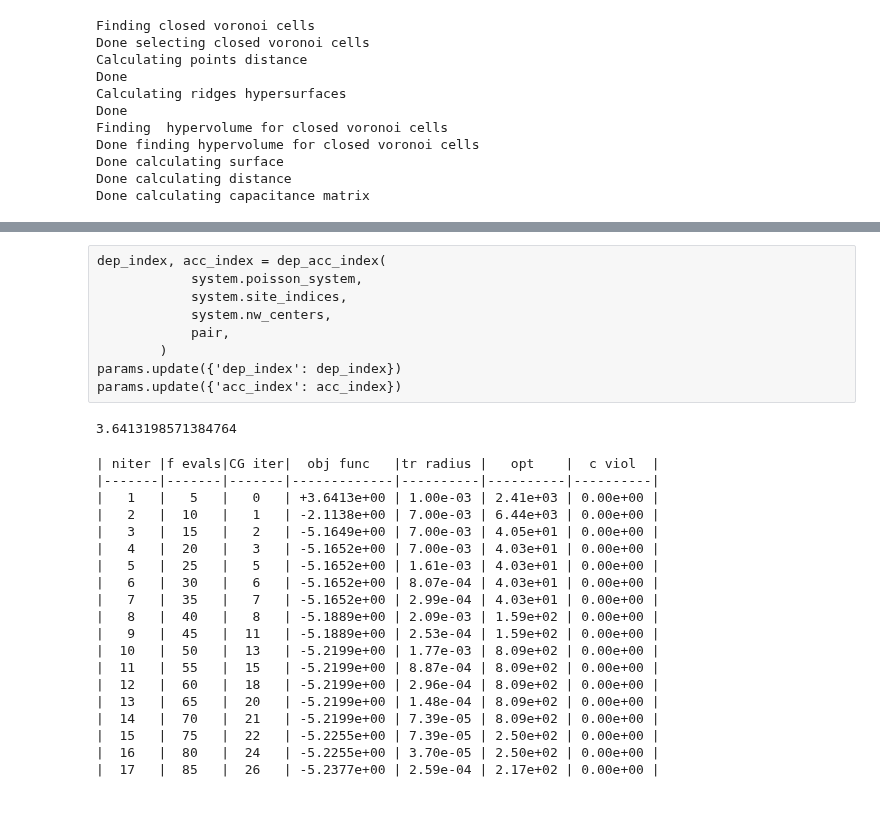
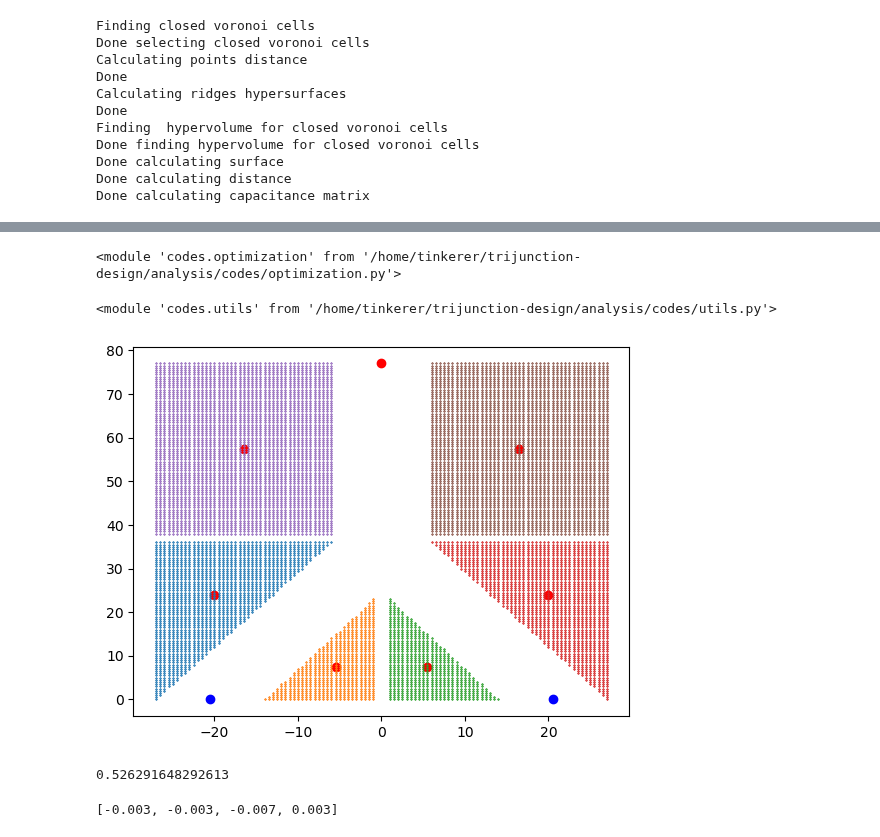
Before and after one commit to Satin21/Trijunction, a Jupyter notebook: analysis/minimal_loss.ipynb, the cells around one changed output, grey strips where cells are left out. Saved outputs shown, nothing was run; the diff lists cells and outputs as text; code cells hidden in the pictures; blank space fills up the shorter version.

```diff
--- a/analysis/minimal_loss.ipynb
+++ b/analysis/minimal_loss.ipynb
@@ -61,14 +67,13 @@ voltages = parameters.voltage_dict(x)
 params = parameters.junction_parameters()
 params.update(voltages)
 params.update(potential=zero_potential)
-params.update(voltages)
 # %%
 opt_args = tuple([pair, params, kwant_args])
 # %%
 %%time
 
 sol = minimize_scalar(
-    optimization.loss,
+    codes.optimization.loss,
     0.2,
     args=opt_args,
     bounds=(0, 2),
@@ -87,48 +96,31 @@ optimal_phase
-# %% [raw]
-dep_index, acc_index = dep_acc_index(
-            system.poisson_system,
-            system.site_indices,
-            system.nw_centers,
-            pair,
-        )
-params.update({'dep_index': dep_index})
-params.update({'acc_index': acc_index})
+# %%
+import codes.optimization
+import importlib
+importlib.reload(codes.optimization)
+# %% [output]
+<module 'codes.optimization' from '/home/tinkerer/trijunction-design/analysis/codes/optimization.py'>
 # %%
 # loss to optimize voltages
 params.update(optimal_phase)
-opt_args = tuple([pair, params, kwant_args])
-optimization.loss(x, *opt_args)
-# %% [output]
-3.6413198571384764
-# %%
-sol1 = minimize(
-            optimization.loss,
-            x,
-            args=opt_args,
-            method="trust-constr",
-            options={
-                "verbose": 2,
-                "initial_tr_radius": 1e-3,
-                # "gtol": 1e-1,
-            },
-        )
-# %% [output]
-| niter |f evals|CG iter|  obj func   |tr radius |   opt    |  c viol  |
-|-------|-------|-------|-------------|----------|----------|----------|
-|   1   |   5   |   0   | +3.6413e+00 | 1.00e-03 | 2.41e+03 | 0.00e+00 |
-|   2   |  10   |   1   | -2.1138e+00 | 7.00e-03 | 6.44e+03 | 0.00e+00 |
-|   3   |  15   |   2   | -5.1649e+00 | 7.00e-03 | 4.05e+01 | 0.00e+00 |
-|   4   |  20   |   3   | -5.1652e+00 | 7.00e-03 | 4.03e+01 | 0.00e+00 |
-|   5   |  25   |   5   | -5.1652e+00 | 1.61e-03 | 4.03e+01 | 0.00e+00 |
-|   6   |  30   |   6   | -5.1652e+00 | 8.07e-04 | 4.03e+01 | 0.00e+00 |
-|   7   |  35   |   7   | -5.1652e+00 | 2.99e-04 | 4.03e+01 | 0.00e+00 |
-|   8   |  40   |   8   | -5.1889e+00 | 2.09e-03 | 1.59e+02 | 0.00e+00 |
-|   9   |  45   |  11   | -5.1889e+00 | 2.53e-04 | 1.59e+02 | 0.00e+00 |
-|  10   |  50   |  13   | -5.2199e+00 | 1.77e-03 | 8.09e+02 | 0.00e+00 |
-|  11   |  55   |  15   | -5.2199e+00 | 8.87e-04 | 8.09e+02 | 0.00e+00 |
-|  12   |  60   |  18   | -5.2199e+00 | 2.96e-04 | 8.09e+02 | 0.00e+00 |
-|  13   |  65   |  20   | -5.2199e+00 | 1.48e-04 | 8.09e+02 | 0.00e+00 |
-|  14   |  70   |  21   | -5.2199e+00 | 7.39e-05 | 8.09e+02 | 0.00e+00 |
-|  15   |  75   |  22   | -5.2255e+00 | 7.39e-05 | 2.50e+02 | 0.00e+00 |
-|  16   |  80   |  24   | -5.2255e+00 | 3.70e-05 | 2.50e+02 | 0.00e+00 |
-|  17   |  85   |  26   | -5.2377e+00 | 2.59e-04 | 2.17e+02 | 0.00e+00 |
+# %%
+import codes.utils
+importlib.reload(codes.utils)
+# %% [output]
+<module 'codes.utils' from '/home/tinkerer/trijunction-design/analysis/codes/utils.py'>
+# %%
+dep_index, acc_index = codes.utils.dep_acc_index(
+            system.poisson_system,
+            system.site_indices,
+            system.nw_centers,
+            pair,
+            True
+        )
+params.update({'dep_index': dep_index})
+params.update({'acc_index': acc_index})
+# %% [output]
+[figure, added]
+# %%
+opt_args = tuple([pair, params, kwant_args])
+codes.optimization.loss(x, *opt_args)
+# %% [output]
+0.526291648292613
@@ -134,0 +178,4 @@ sol1 = minimize(
+# %%
+x
+# %% [output]
+[-0.003, -0.003, -0.007, 0.003]
```
Also changed, not shown: parts of 18 cells of this notebook, 2 other files.
